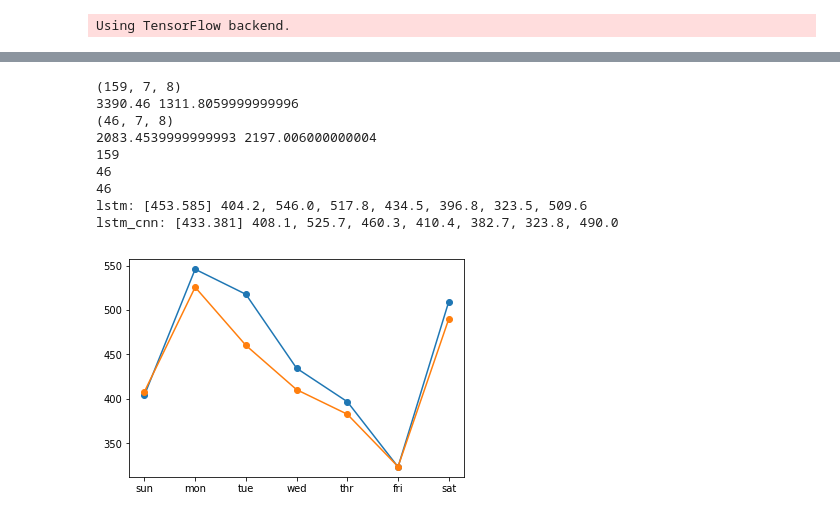
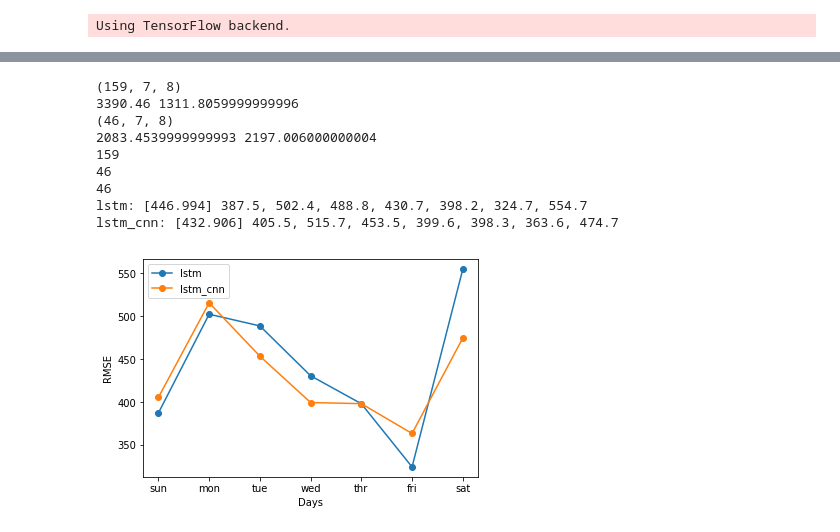
Before and after one commit to midsterx/Analysis-Prediction-Clustering-on-Power-Consumption, a Jupyter notebook: Prediction/LSTM.ipynb, the cells around one changed output, grey strips where cells are left out. Drawn from its saved outputs; the diff is of its cells as text; code cells hidden in the pictures.

```diff
--- a/Prediction/LSTM.ipynb
+++ b/Prediction/LSTM.ipynb
@@ -286,41 +230,42 @@ train, test = split_dataset(dailyData)
 # validate train data
 print(train.shape)
 print(train[0, 0, 0], train[-1, -1, 0])
 # validate test
 print(test.shape)
 print(test[0, 0, 0], test[-1, -1, 0])
 n_input = 14
-# define the number of subsequences and the length of subsequences
-n_steps, n_length = 2, 7
+
 score, scores, predictions = evaluate_model(train, test, n_input)
 score_cnn, scores_cnn, predictions_cnn = evaluate_model_cnn(train, test, n_input)
-#score_conv, scores_conv, predictions_conv = evaluate_model_conv(train, test, n_steps, n_length, n_input)
+
 #print(predictions)
 print(len(train))
 print(len(test))
 print(len(predictions))
 
 # summarize scores
 summarize_scores('lstm', score, scores)
 summarize_scores('lstm_cnn', score_cnn, scores_cnn)
-#summarize_scores('lstm_conv', score_conv, scores_conv)
+
 # plot scores
 days = ['sun', 'mon', 'tue', 'wed', 'thr', 'fri', 'sat']
 pyplot.plot(days, scores, marker='o', label='lstm')
 pyplot.plot(days, scores_cnn, marker='o', label='lstm_cnn')
-#pyplot.plot(days, scores_conv, marker='o', label='lstm_conv')
+pyplot.legend()
+pyplot.xlabel('Days')
+pyplot.ylabel('RMSE')
 pyplot.show()
 # %% [output]
 (159, 7, 8)
 3390.46 1311.8059999999996
 (46, 7, 8)
 2083.4539999999993 2197.006000000004
 159
 46
 46
-lstm: [453.585] 404.2, 546.0, 517.8, 434.5, 396.8, 323.5, 509.6
-lstm_cnn: [433.381] 408.1, 525.7, 460.3, 410.4, 382.7, 323.8, 490.0
+lstm: [446.994] 387.5, 502.4, 488.8, 430.7, 398.2, 324.7, 554.7
+lstm_cnn: [432.906] 405.5, 515.7, 453.5, 399.6, 398.3, 363.6, 474.7
-[figure, old version]
+[figure, new version]
 # %%
 print(predictions.shape)
 x_values = []
```
Also changed, not shown: parts of 5 cells of this notebook, 4 other files.
